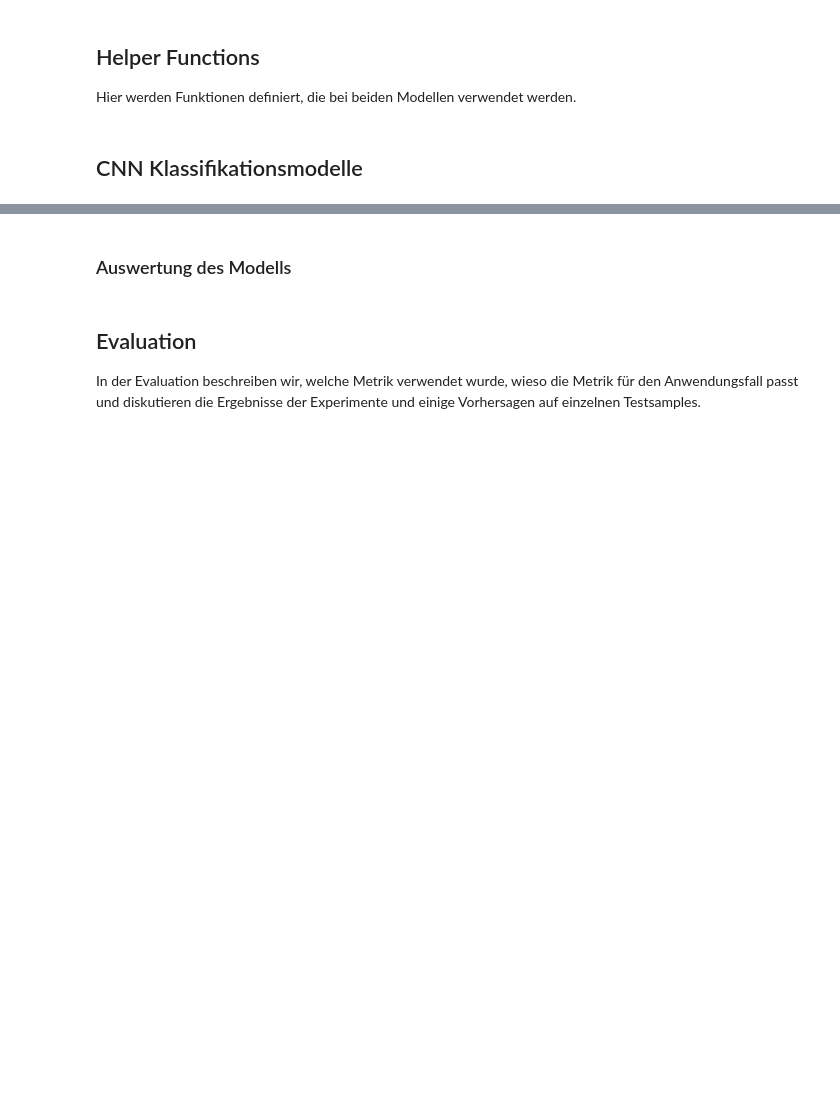
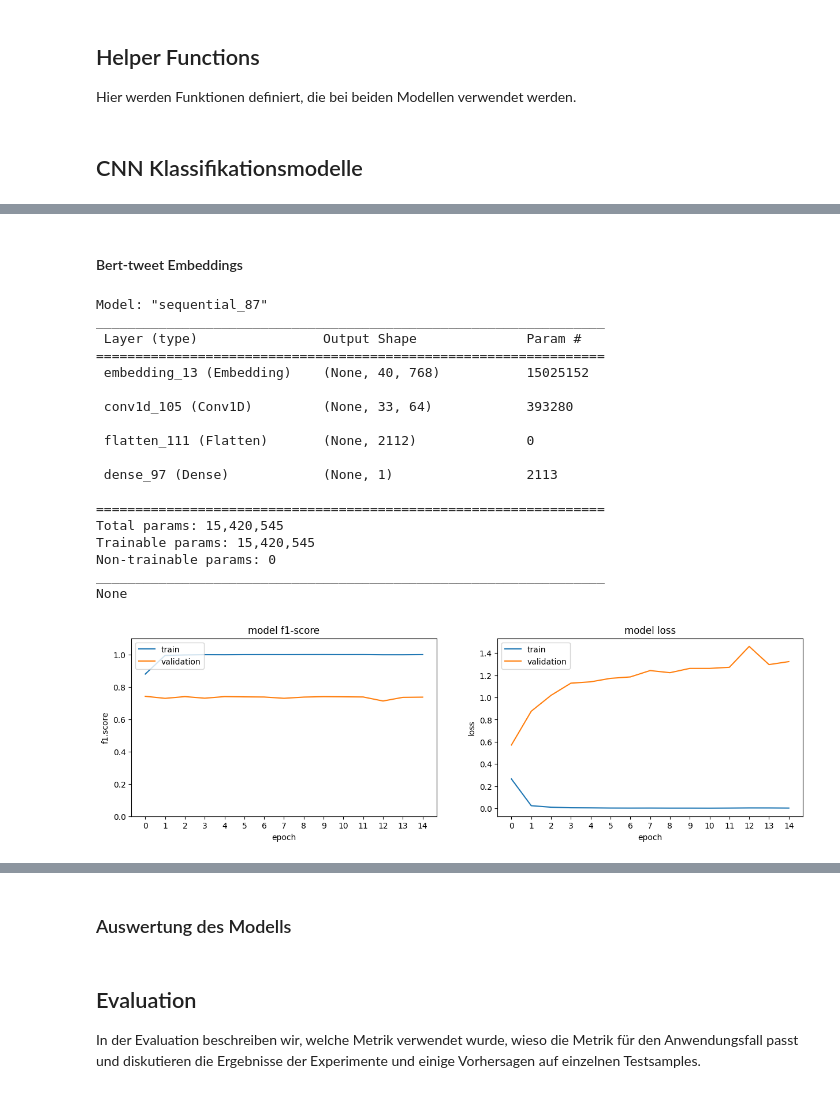
Before and after one commit to florinbarbisch/npr-mc1-text-classification, a Jupyter notebook: Model3_CNN.ipynb, the cells around one changed output, grey strips where cells are left out. Drawn from its saved outputs; the diff is of its cells as text; code cells hidden in the pictures; blank space fills up the shorter version.

```diff
--- a/Model3_CNN.ipynb
+++ b/Model3_CNN.ipynb
@@ -434,0 +369,26 @@ example_prediction(model)
+# %% [markdown]
+#### Bert-tweet Embeddings
+# %%
+keras.utils.set_random_seed(812)
+history = conv_mlp(embedding_bert,15)
+plot_f1_score_loss(history)
+# %% [output]
+Model: "sequential_87"
+_________________________________________________________________
+ Layer (type)                Output Shape              Param #
+=================================================================
+ embedding_13 (Embedding)    (None, 40, 768)           15025152
+
+ conv1d_105 (Conv1D)         (None, 33, 64)            393280
+
+ flatten_111 (Flatten)       (None, 2112)              0
+
+ dense_97 (Dense)            (None, 1)                 2113
+
+=================================================================
+Total params: 15,420,545
+Trainable params: 15,420,545
+Non-trainable params: 0
+_________________________________________________________________
+None
+[figure, added]
```
Also changed, not shown: parts of 66 cells of this notebook.
